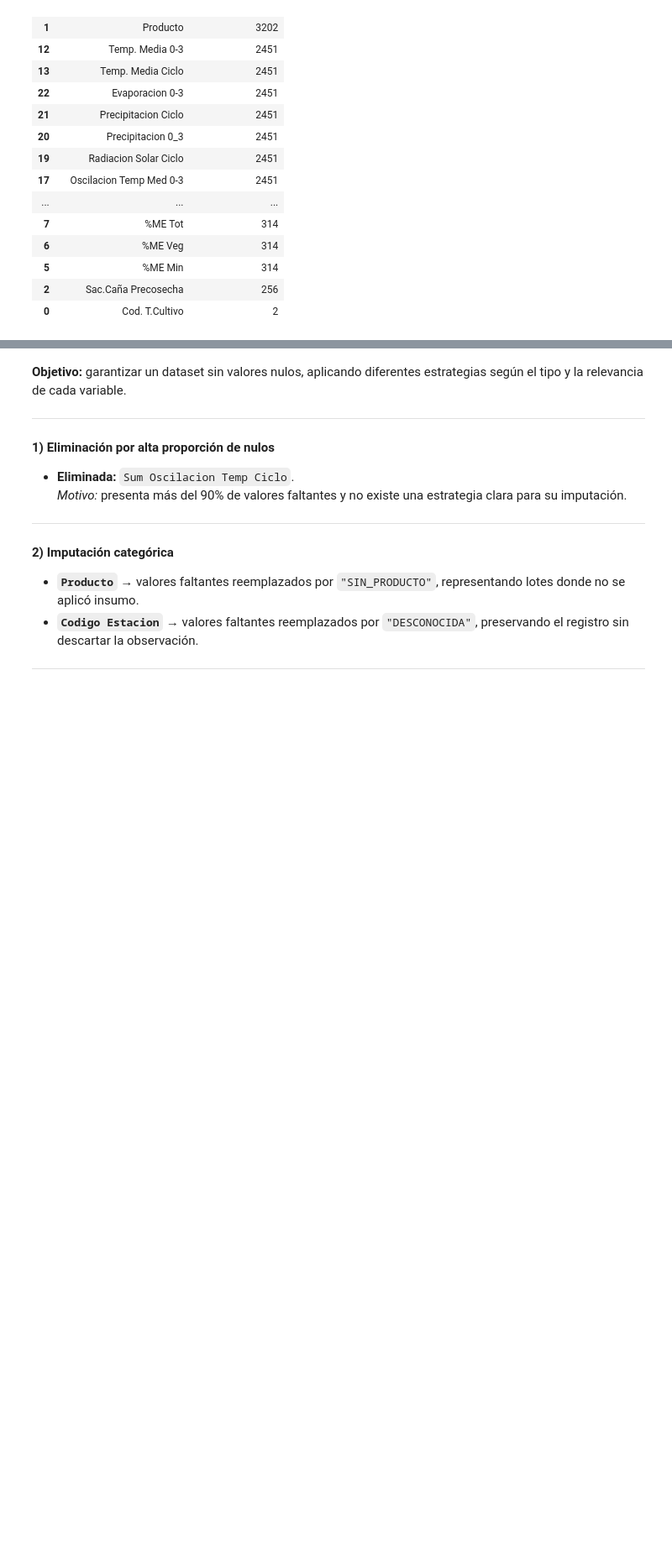
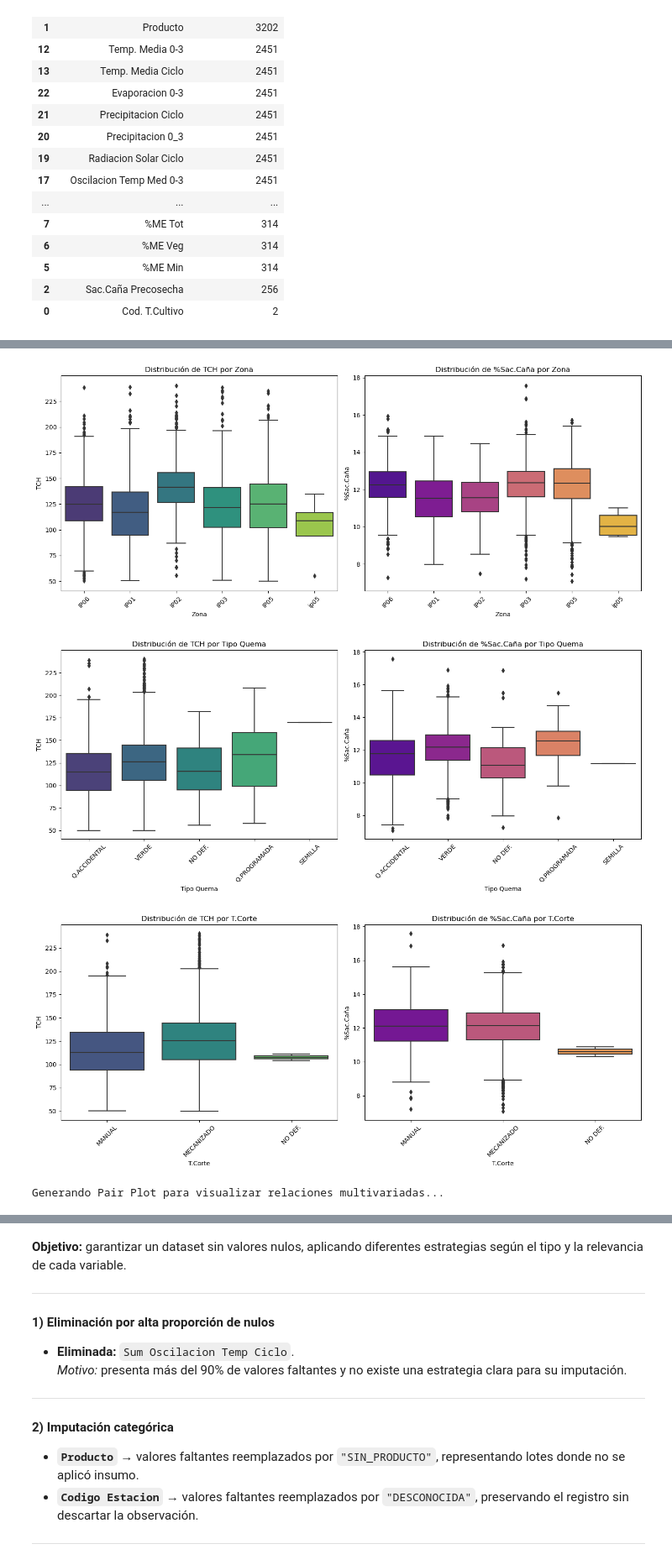
Before and after one commit to Aguado4/Taller-azucarera, a Jupyter notebook: EDA-preparacion.ipynb, the cells around one changed output, grey strips where cells are left out. Shown at 84% size. Cells and saved outputs as stored; diff of their text form; code cells hidden in the pictures; blank space fills up the shorter version.

```diff
--- a/EDA-preparacion.ipynb
+++ b/EDA-preparacion.ipynb
@@ -601,0 +658,48 @@ Resultados en una tabla ordenada de mayor a menor:
+# %%
+import seaborn as sns
+import matplotlib.pyplot as plt
+
+# --- 1. Análisis Univariado: Influencia de Variables Categóricas Clave ---
+
+key_categorical_vars = ['Zona', 'Tipo Quema', 'T.Corte']
+
+for var in key_categorical_vars:
+    plt.figure(figsize=(14, 6))
+
+    # Boxplot para TCH
+    plt.subplot(1, 2, 1)
+    sns.boxplot(x=var, y='TCH', data=df, palette='viridis')
+    plt.title(f'Distribución de TCH por {var}')
+    plt.xticks(rotation=45)
+
+    # Boxplot para %Sac.Caña
+    plt.subplot(1, 2, 2)
+    sns.boxplot(x=var, y='%Sac.Caña', data=df, palette='plasma')
+    plt.title(f'Distribución de %Sac.Caña por {var}')
+    plt.xticks(rotation=45)
+
+    plt.tight_layout()
+    plt.show()
+
+# --- 2. Análisis Multivariado: Matriz de Dispersión (Pair Plot) ---
+
+# Seleccionamos un subconjunto de variables numéricas agronómicamente relevantes + los objetivos
+# para evitar un gráfico demasiado grande y lento.
+pairplot_vars = [
+    'TCH',
+    '%Sac.Caña',
+    'Edad Ult Cos',
+    'DDUlt.Riego',
+    'Lluvias 0 -3',
+    '%Fibra Caña'
+]
+
+print("\nGenerando Pair Plot para visualizar relaciones multivariadas...")
+sns.pairplot(df[pairplot_vars + ['Tipo Quema']].dropna(), hue='Tipo Quema', palette='Set1', corner=True)
+plt.suptitle('Matriz de Dispersión de Variables Clave por Tipo de Quema', y=1.02)
+plt.show()
+# %% [output]
+[figure, added]
+[figure, added]
+[figure, added]
+Generando Pair Plot para visualizar relaciones multivariadas...
```
Also changed, not shown: parts of 8 cells of this notebook.
